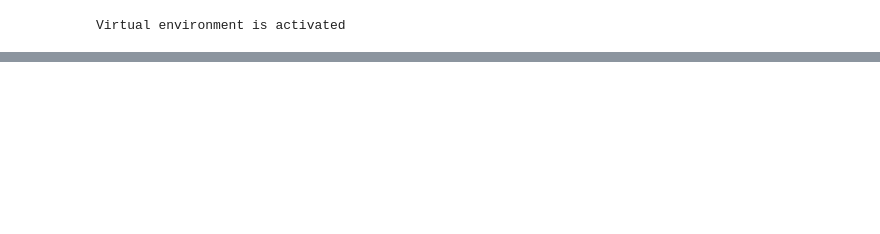
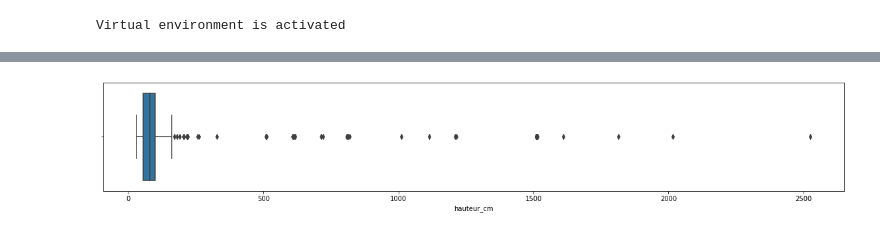
Before and after one commit to SoCrespo/OC-IA-P02, a Jupyter notebook: projet02.ipynb, the cells around one changed output, grey strips where cells are left out. Saved outputs shown, nothing was run; the diff lists cells and outputs as text; code cells hidden in the pictures; blank space fills up the shorter version.

```diff
--- a/projet02.ipynb
+++ b/projet02.ipynb
@@ -110,0 +142,18 @@ scaled_circonference = scaler.fit(circonference)
+# %%
+# extracting trees under 30 and turning them into cm:
+max_30 = arbres[arbres['hauteur_m']<=30]
+max_30['hauteur_m'] *= 100
+
+#deleting trees under 30 in arbre to replace them with the value in cm
+arbres.drop(arbres[arbres['hauteur_m']<=30].index, inplace=True)
+
+# concatenating max_30 and arbres
+arbres.append(max_30)
+
+#dropping values bigger than 3000
+arbres.drop(arbres[arbres['hauteur_m']>3000].index, inplace=True)
+
+#renaming column "hauteur_m" as "hauteur_cm"
+arbres.rename(columns={"hauteur_m": "hauteur_cm"}, inplace=True)
+
+arbres.describe()
@@ -110,0 +175,6 @@ scaled_circonference = scaler.fit(circonference)
+# %%
+# plotting with edited data
+plt.figure(figsize=(20,3))
+haut = sns.boxplot(x=arbres["hauteur_cm"])
+# %% [output]
+[figure, added]
```
Also changed, not shown: parts of 45 cells of this notebook.
